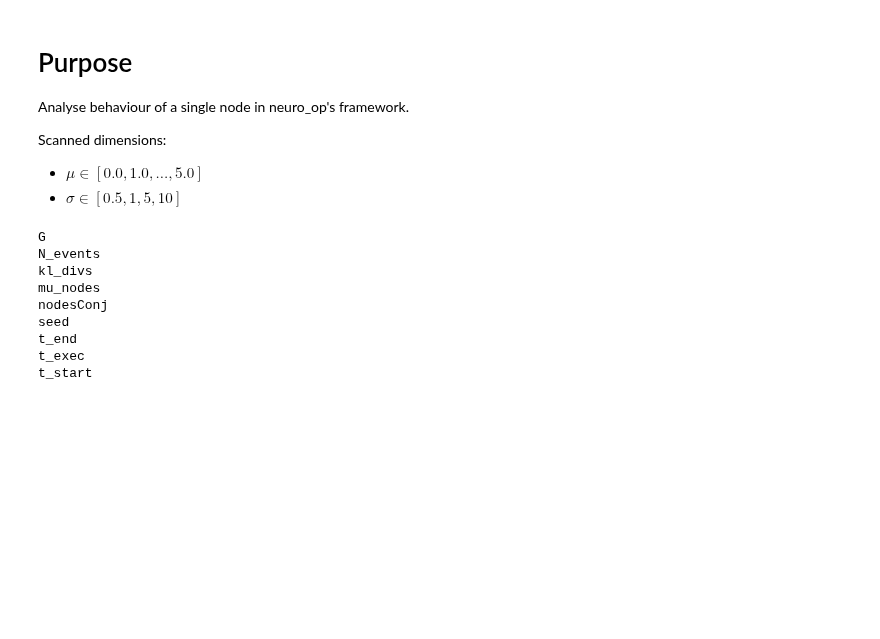
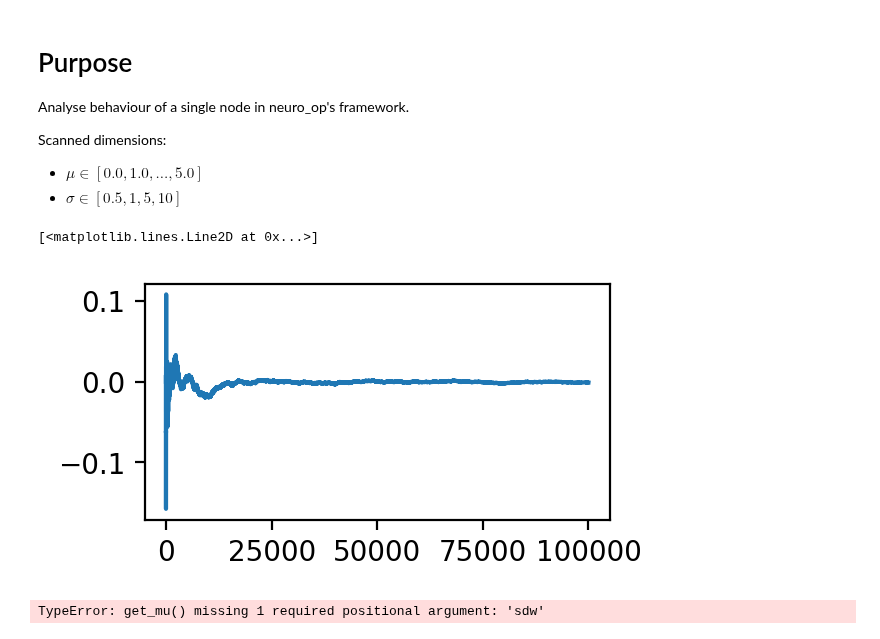
Before and after one commit to Priesemann-Group/neuro_op, a Jupyter notebook: notebooks/Analysis-N1-ClosedCasino.ipynb, the cells around one changed output. Saved outputs shown, nothing was run; the diff lists cells and outputs as text; code cells hidden in the pictures; blank space fills up the shorter version.

```diff
--- a/notebooks/Analysis-N1-ClosedCasino.ipynb
+++ b/notebooks/Analysis-N1-ClosedCasino.ipynb
@@ -38,27 +41,19 @@ def get_mu(mu, sd):
     return data["mu_nodes"][:, 0]
-# %%
-with h5py.File(get_name(0.0, 0.5), "r") as f:
-    for i in f:
-        print(i)
-# %% [output]
-G
-N_events
-kl_divs
-mu_nodes
-nodesConj
-seed
-t_end
-t_exec
-t_start
+# %%
+dat = nop.import_hdf5(get_name(0.0, 0.2, 0.0))
+plt.plot(dat["mu_nodes"])
+# %% [output]
+[<matplotlib.lines.Line2D at 0x...>]
+[figure, added]
 # %%
 # Create xarray dataset with the following dimensions:
 # - time
 # - mu
 # - sigma (standard deviation sd)
 
-mu0_arr = np.arange(0.0, 5.1, 1.0)
-sd_arr = [0.5, 1, 2, 5, 10]
-t_arr = np.arange(0, 10001, 1)
+mu0_arr = [0, 1, 10]
+sd_arr = [0.1, 1, 10]
+t_arr = np.arange(0, 100001, 1)
 mu_arr = np.zeros((len(mu0_arr), len(sd_arr), len(t_arr)))
 kld_arr = np.zeros((len(mu0_arr), len(sd_arr), len(t_arr)))
 
@@ -77,6 +72,8 @@ da_kld = xr.DataArray(
     dims=["mu", "sd", "time"],
     coords={"mu": mu0_arr, "sd": sd_arr, "time": t_arr},
 )
+# %% [output]
+TypeError: get_mu() missing 1 required positional argument: 'sdw'
 # %%
 da = da_kld
 fig, ax = plt.subplots(1, len(mu0_arr), figsize=(9, 4), sharex=True, sharey=True)
```
Also changed, not shown: parts of 3 cells of this notebook, 2 other files.
